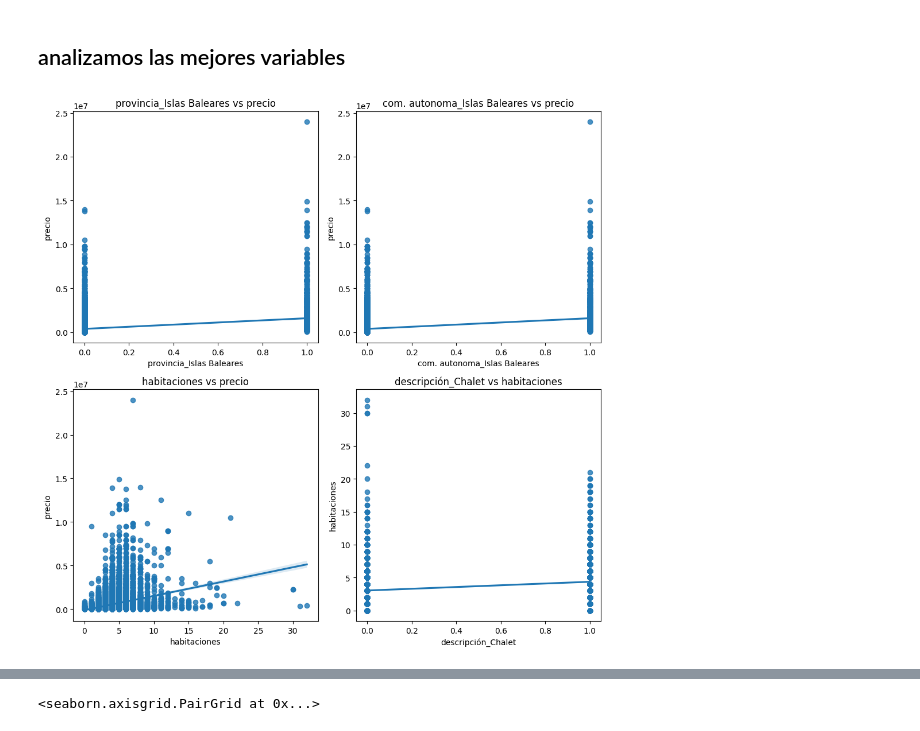
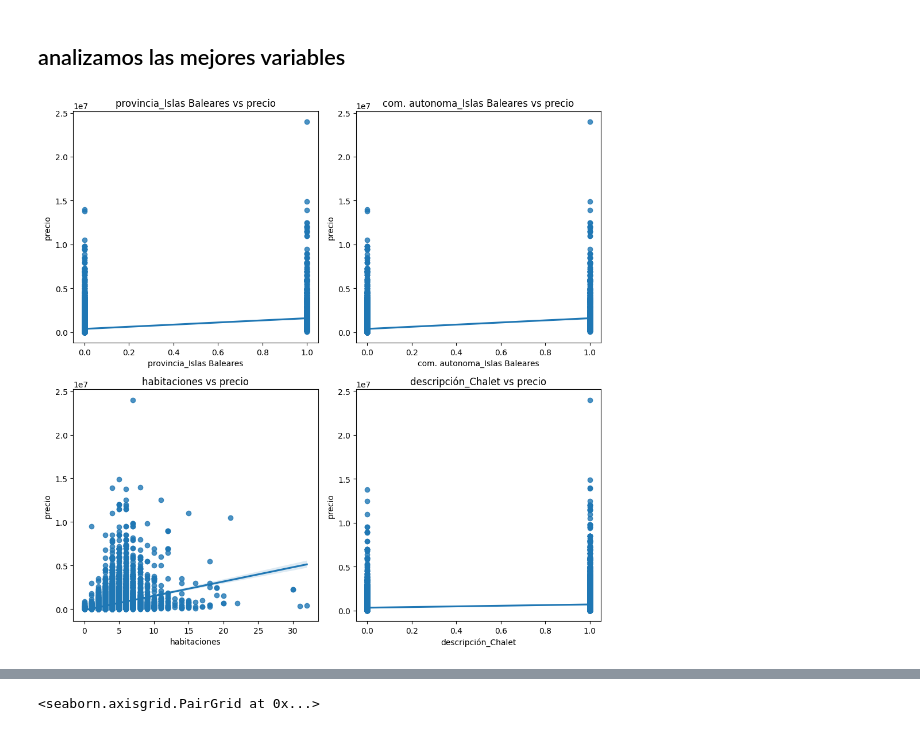
Before and after one commit to 4GeeksAcademy/028-PROYECTO_FINAL_VIVIENDAS-main-4geeks, a Jupyter notebook: src/eda.ipynb, the cells around one changed output, grey strips where cells are left out. Drawn from its saved outputs; the diff is of its cells as text; code cells hidden in the pictures.

```diff
--- a/src/eda.ipynb
+++ b/src/eda.ipynb
@@ -290,30 +310,30 @@ plt.show()
 # %%
 import matplotlib.pyplot as plt
 import seaborn as sns
 
 # DataFrame con las variables seleccionadas
-variables_seleccionadas = dataframe_encoded[['precio', 'provincia_Islas Baleares', 'com. autonoma_Islas Baleares', 'habitaciones', 'descripción_Chalet']]
+variables_seleccionadas = dataframe_encoded[['provincia_Islas Baleares', 'com. autonoma_Islas Baleares', 'habitaciones', 'descripción_Chalet', 'precio']]
 
 # Crear una figura de subplots con 2 filas y 2 columnas
 fig, axes = plt.subplots(figsize=(10, 10), nrows=2, ncols=2)
 
 # Realizar gráficos de dispersión para las variables seleccionadas
 sns.regplot(ax=axes[0, 0], data=variables_seleccionadas, x='provincia_Islas Baleares', y='precio')
 axes[0, 0].set_title('provincia_Islas Baleares vs precio')
 
 sns.regplot(ax=axes[0, 1], data=variables_seleccionadas, x='com. autonoma_Islas Baleares', y='precio')
 axes[0, 1].set_title('com. autonoma_Islas Baleares vs precio')
 
 sns.regplot(ax=axes[1, 0], data=variables_seleccionadas, x='habitaciones', y='precio')
 axes[1, 0].set_title('habitaciones vs precio')
 
-sns.regplot(ax=axes[1, 1], data=variables_seleccionadas, x='descripción_Chalet', y='habitaciones')
-axes[1, 1].set_title('descripción_Chalet vs habitaciones')
+sns.regplot(ax=axes[1, 1], data=variables_seleccionadas, x='descripción_Chalet', y='precio')
+axes[1, 1].set_title('descripción_Chalet vs precio')
 
 # Ajustar el diseño
 plt.tight_layout()
 
 # Mostrar el gráfico
 plt.show()
 # %% [output]
-[figure, old version]
+[figure, new version]
```
Also changed, not shown: parts of 20 cells of this notebook, 2 other files.
